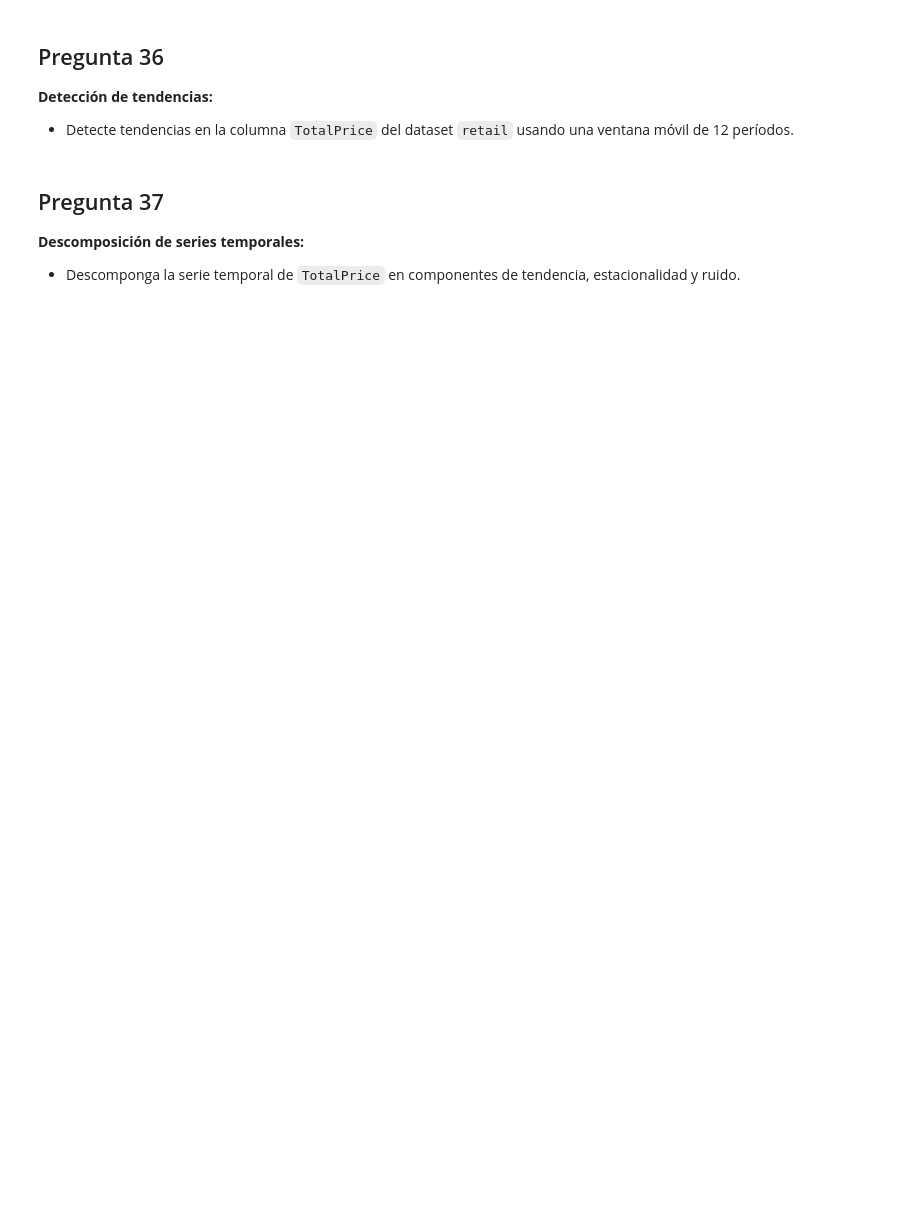
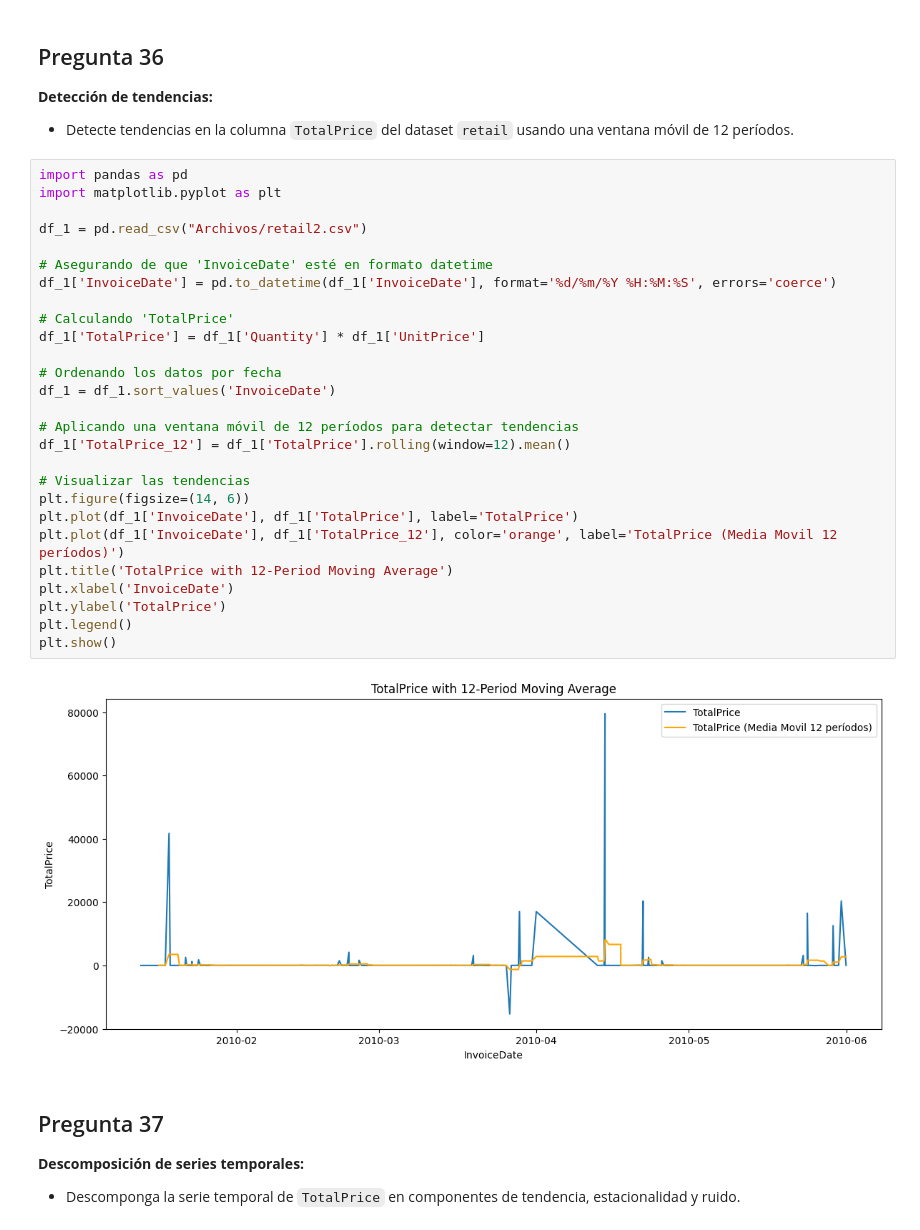
Before and after one commit to mizos0512/RPython, a Jupyter notebook: Notebooks/P-43_Notebook-43.ipynb, the cells around one changed output. Saved outputs shown, nothing was run; the diff lists cells and outputs as text; blank space fills up the shorter version.

```diff
--- a/Notebooks/P-43_Notebook-43.ipynb
+++ b/Notebooks/P-43_Notebook-43.ipynb
@@ -222,6 +1425,35 @@ SyntaxError: invalid syntax (frame.py, line 509)
 ## Pregunta 36
 **Detección de tendencias:**
 - Detecte tendencias en la columna `TotalPrice` del dataset `retail` usando una ventana móvil de 12 períodos.
+# %%
+import pandas as pd
+import matplotlib.pyplot as plt
+
+df_1 = pd.read_csv("Archivos/retail2.csv")
+
+# Asegurando de que 'InvoiceDate' esté en formato datetime
+df_1['InvoiceDate'] = pd.to_datetime(df_1['InvoiceDate'], format='%d/%m/%Y %H:%M:%S', errors='coerce')
+
+# Calculando 'TotalPrice'
+df_1['TotalPrice'] = df_1['Quantity'] * df_1['UnitPrice']
+
+# Ordenando los datos por fecha
+df_1 = df_1.sort_values('InvoiceDate')
+
+# Aplicando una ventana móvil de 12 períodos para detectar tendencias
+df_1['TotalPrice_12'] = df_1['TotalPrice'].rolling(window=12).mean()
+
+# Visualizar las tendencias
+plt.figure(figsize=(14, 6))
+plt.plot(df_1['InvoiceDate'], df_1['TotalPrice'], label='TotalPrice')
+plt.plot(df_1['InvoiceDate'], df_1['TotalPrice_12'], color='orange', label='TotalPrice (Media Movil 12 períodos)')
+plt.title('TotalPrice with 12-Period Moving Average')
+plt.xlabel('InvoiceDate')
+plt.ylabel('TotalPrice')
+plt.legend()
+plt.show()
+# %% [output]
+[figure, added]
 # %% [markdown]
 ## Pregunta 37
 **Descomposición de series temporales:**
```
Also changed, not shown: parts of 92 cells of this notebook, 10 other files.
